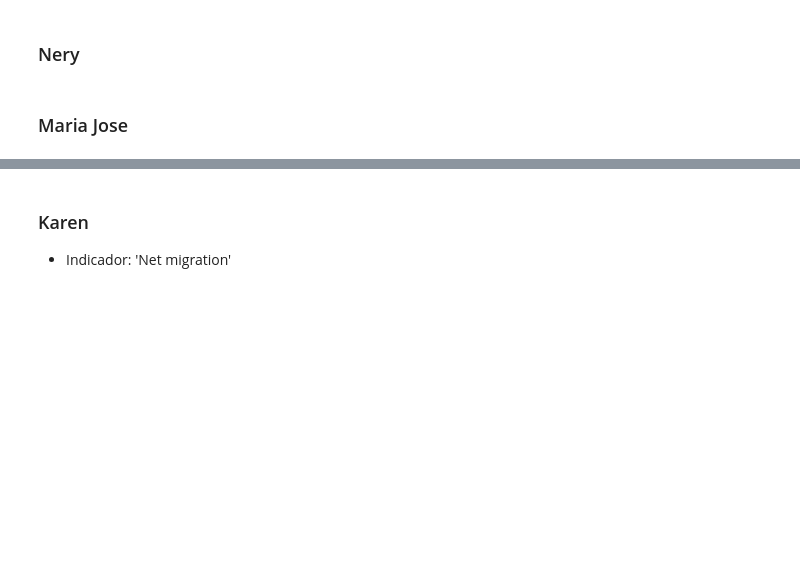
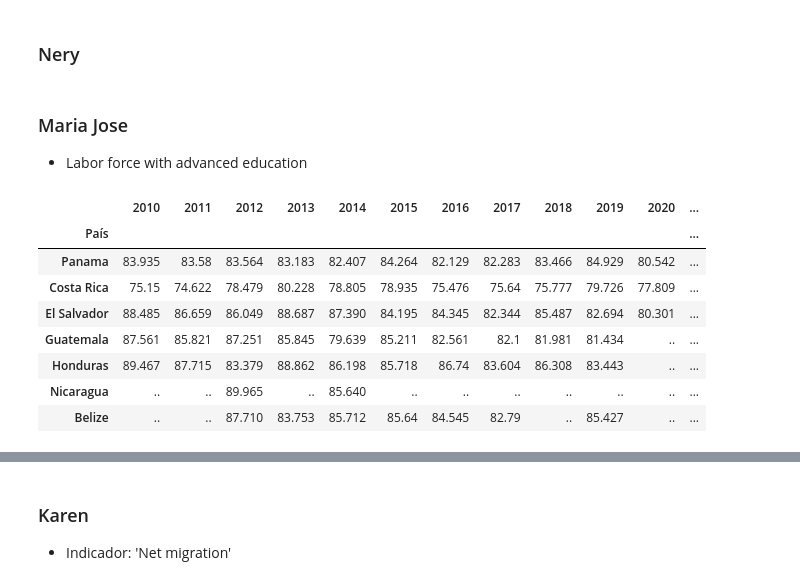
Before and after one commit to KarenSSanchezP/AnalisisLongevidad-AC, a Jupyter notebook: archivo.ipynb, the cells around one changed output, grey strips where cells are left out. Cells and saved outputs as stored; diff of their text form; code cells hidden in the pictures; blank space fills up the shorter version.

```diff
--- a/archivo.ipynb
+++ b/archivo.ipynb
@@ -81,3 +82,23 @@ cantidadIndicadores, df['Indicador'].unique() # imprime los indicadores
 ### Nery
 # %% [markdown]
 ### Maria Jose
+- Labor force with advanced education
+# %%
+# seleccione las filas que contienen el indicador "Labor force"
+dfLaborForce = df[df['Indicador'].str.contains('Labor force with advanced education', na=False)]
+# eliminar la columna indicador
+dfLaborForce = dfLaborForce.drop(columns=['Indicador'])
+# elegimos la columna " País" como index y eliminamos la columna "País"
+dfLaborForce.set_index('País', inplace=True)
+# mostramos los datos
+dfLaborForce
+# %% [output]
+|  | 2010 | 2011 | 2012 | 2013 | 2014 | 2015 | 2016 | 2017 | 2018 | 2019 | 2020 | ... |
+| País |  |  |  |  |  |  |  |  |  |  |  | ... |
+| Panama | 83.935 | 83.58 | 83.564 | 83.183 | 82.407 | 84.264 | 82.129 | 82.283 | 83.466 | 84.929 | 80.542 | ... |
+| Costa Rica | 75.15 | 74.622 | 78.479 | 80.228 | 78.805 | 78.935 | 75.476 | 75.64 | 75.777 | 79.726 | 77.809 | ... |
+| El Salvador | 88.485 | 86.659 | 86.049 | 88.687 | 87.390 | 84.195 | 84.345 | 82.344 | 85.487 | 82.694 | 80.301 | ... |
+| Guatemala | 87.561 | 85.821 | 87.251 | 85.845 | 79.639 | 85.211 | 82.561 | 82.1 | 81.981 | 81.434 | .. | ... |
+| Honduras | 89.467 | 87.715 | 83.379 | 88.862 | 86.198 | 85.718 | 86.74 | 83.604 | 86.308 | 83.443 | .. | ... |
+| Nicaragua | .. | .. | 89.965 | .. | 85.640 | .. | .. | .. | .. | .. | .. | ... |
+| Belize | .. | .. | 87.710 | 83.753 | 85.712 | 85.64 | 84.545 | 82.79 | .. | 85.427 | .. | ... |
```
Also changed, not shown: parts of 14 cells of this notebook.
